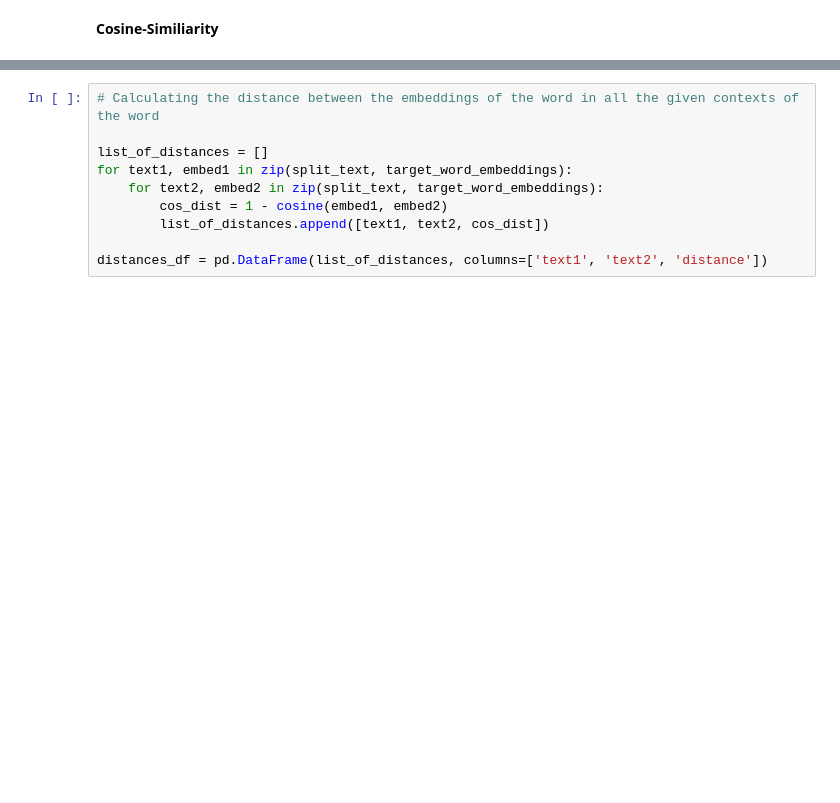
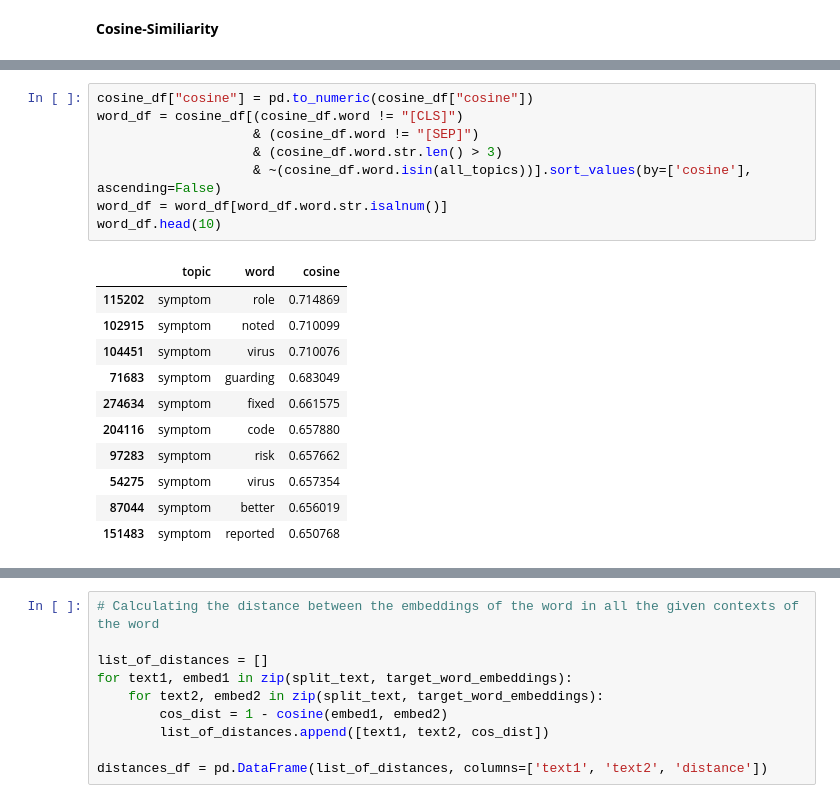
Before and after one commit to pkargupta/multidimsearch, a Jupyter notebook: main.ipynb, the cells around one changed output, grey strips where cells are left out. Drawn from its saved outputs; the diff is of its cells as text; blank space fills up the shorter version.

```diff
--- a/main.ipynb
+++ b/main.ipynb
@@ -124,0 +231,20 @@ len(target_word_embeddings)
+# %%
+cosine_df["cosine"] = pd.to_numeric(cosine_df["cosine"])
+word_df = cosine_df[(cosine_df.word != "[CLS]")
+                    & (cosine_df.word != "[SEP]")
+                    & (cosine_df.word.str.len() > 3)
+                    & ~(cosine_df.word.isin(all_topics))].sort_values(by=['cosine'], ascending=False)
+word_df = word_df[word_df.word.str.isalnum()]
+word_df.head(10)
+# %% [output]
+|  | topic | word | cosine |
+| 115202 | symptom | role | 0.714869 |
+| 102915 | symptom | noted | 0.710099 |
+| 104451 | symptom | virus | 0.710076 |
+| 71683 | symptom | guarding | 0.683049 |
+| 274634 | symptom | fixed | 0.661575 |
+| 204116 | symptom | code | 0.657880 |
+| 97283 | symptom | risk | 0.657662 |
+| 54275 | symptom | virus | 0.657354 |
+| 87044 | symptom | better | 0.656019 |
+| 151483 | symptom | reported | 0.650768 |
```
Also changed, not shown: parts of 27 cells of this notebook.
